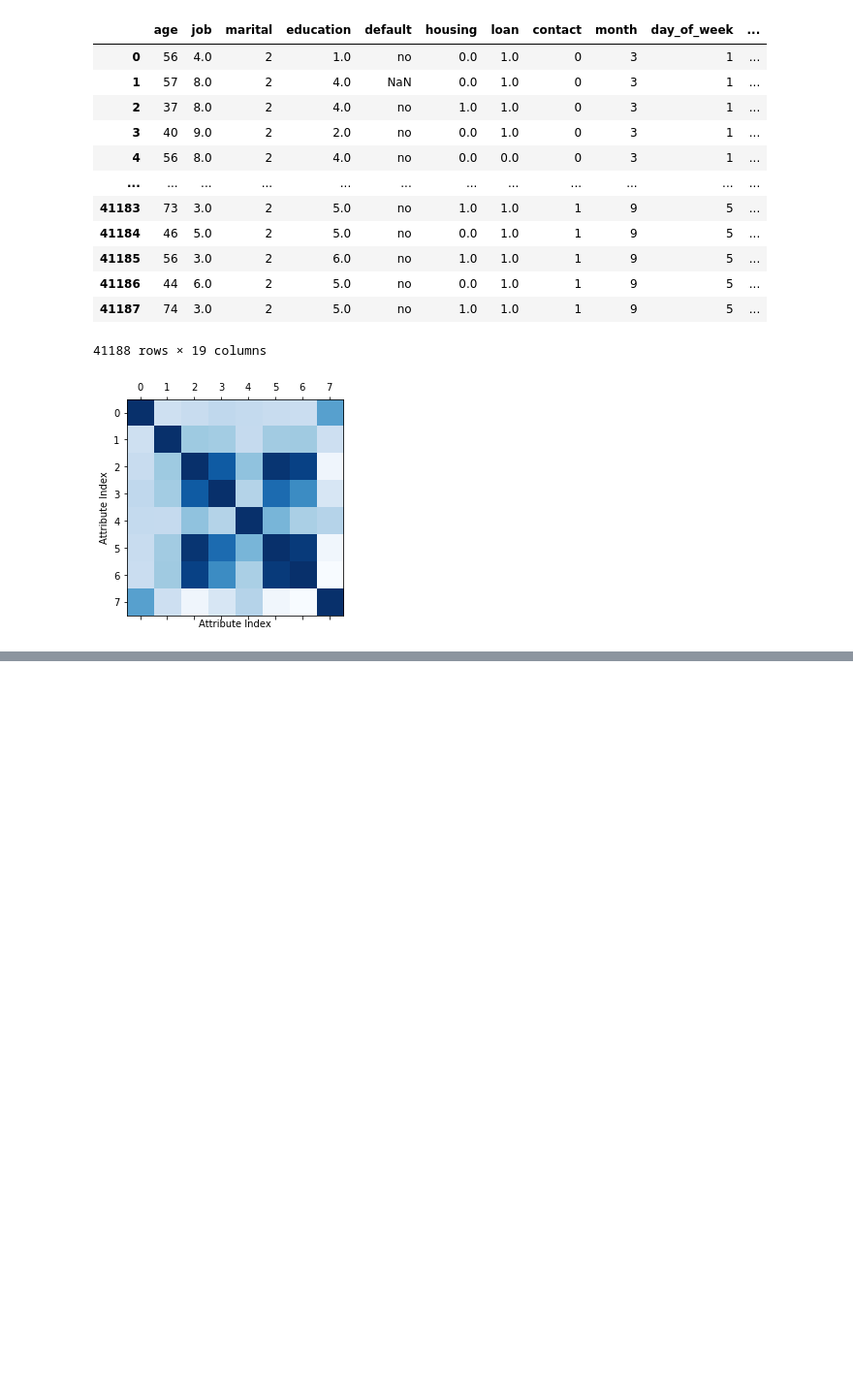
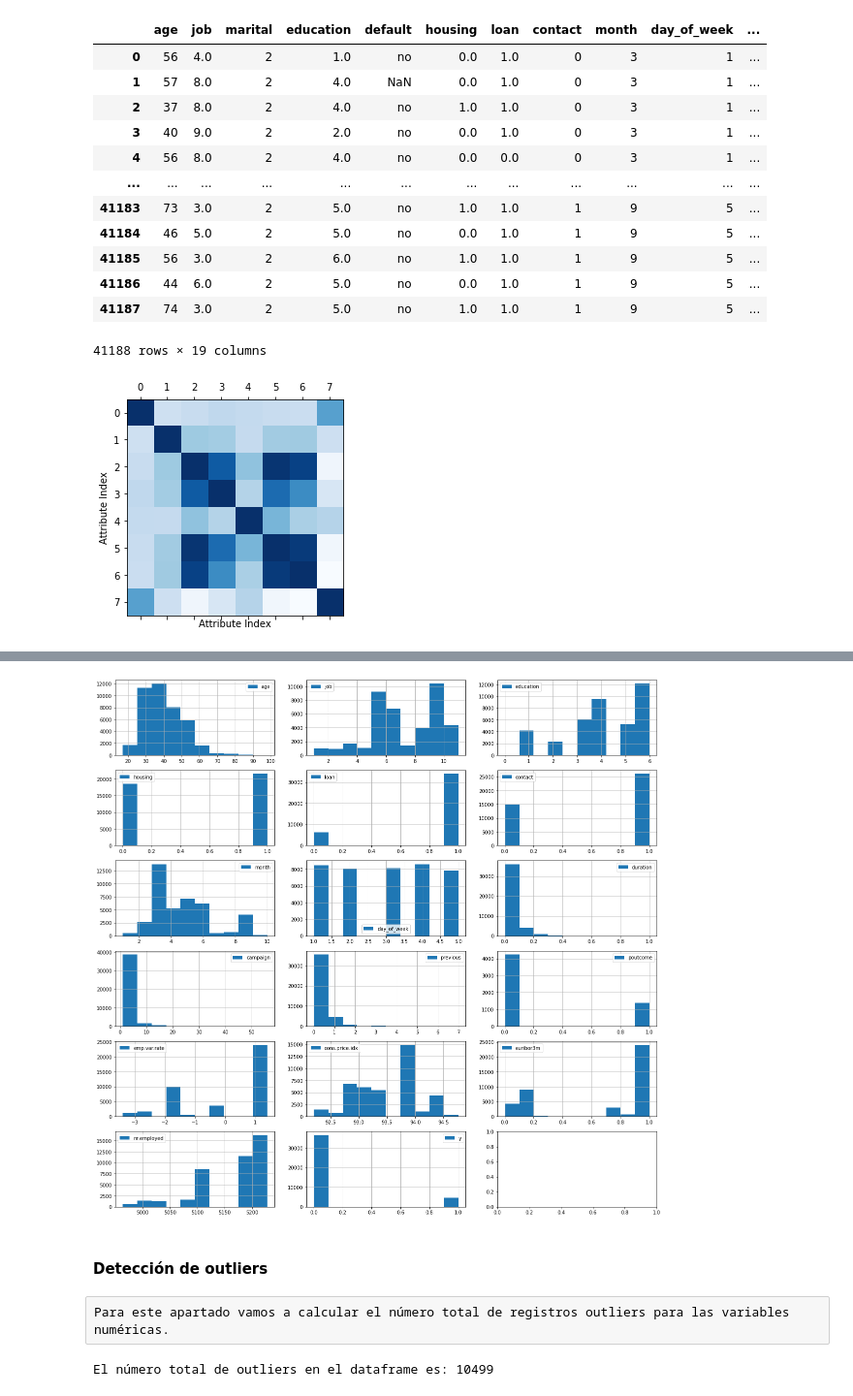
Before and after one commit to Javimh18/AnalisisFund, a Jupyter notebook: consultoria.ipynb, the cells around one changed output, grey strips where cells are left out. Shown at 97% size. Saved outputs shown, nothing was run; the diff lists cells and outputs as text; code cells hidden in the pictures; blank space fills up the shorter version.

```diff
--- a/consultoria.ipynb
+++ b/consultoria.ipynb
@@ -234,0 +249,53 @@ plt.show()
+# %%
+#Veamos los histogramas para mis variables,
+columns = [
+    'age',
+    'job',
+    'education',
+    'housing',
+    'loan',
+    'contact',
+    'month',
+    'day_of_week',
+    'duration',
+    'campaign',
+    'previous',
+    'poutcome',
+    'emp.var.rate',
+    'cons.price.idx',
+    'euribor3m',
+    'nr.employed',
+    'y'
+
+]
+
+fig, axs = plt.subplots(6,3, figsize = (20,20))
+for n, col in enumerate(columns):
+    i,j = n//3, n%3
+    df[col].hist(ax = axs[i,j])
+# %% [output]
+[figure, added]
+# %% [markdown]
+#### Detección de outliers
+# %% [raw]
+Para este apartado vamos a calcular el número total de registros outliers para las variables numéricas.
+# %%
+cols = ['age',
+    'job',
+    'loan',
+    'duration',
+    'previous',
+    'poutcome',
+    'emp.var.rate',
+    'cons.price.idx',
+    'euribor3m',
+    'nr.employed',
+]
+Q1 = df[cols].quantile(0.25)
+Q3 = df[cols].quantile(0.75)
+IQR = Q3 - Q1
+
+df = df[~((df[cols]<(Q1- 1.5*IQR))| (df[cols]>(Q3+1.5*IQR))).any(axis=1)]
+print(f'El número total de outliers en el dataframe es: {df.shape[0] }')
+# %% [output]
+El número total de outliers en el dataframe es: 10499
```
Also changed, not shown: parts of 4 cells of this notebook.
